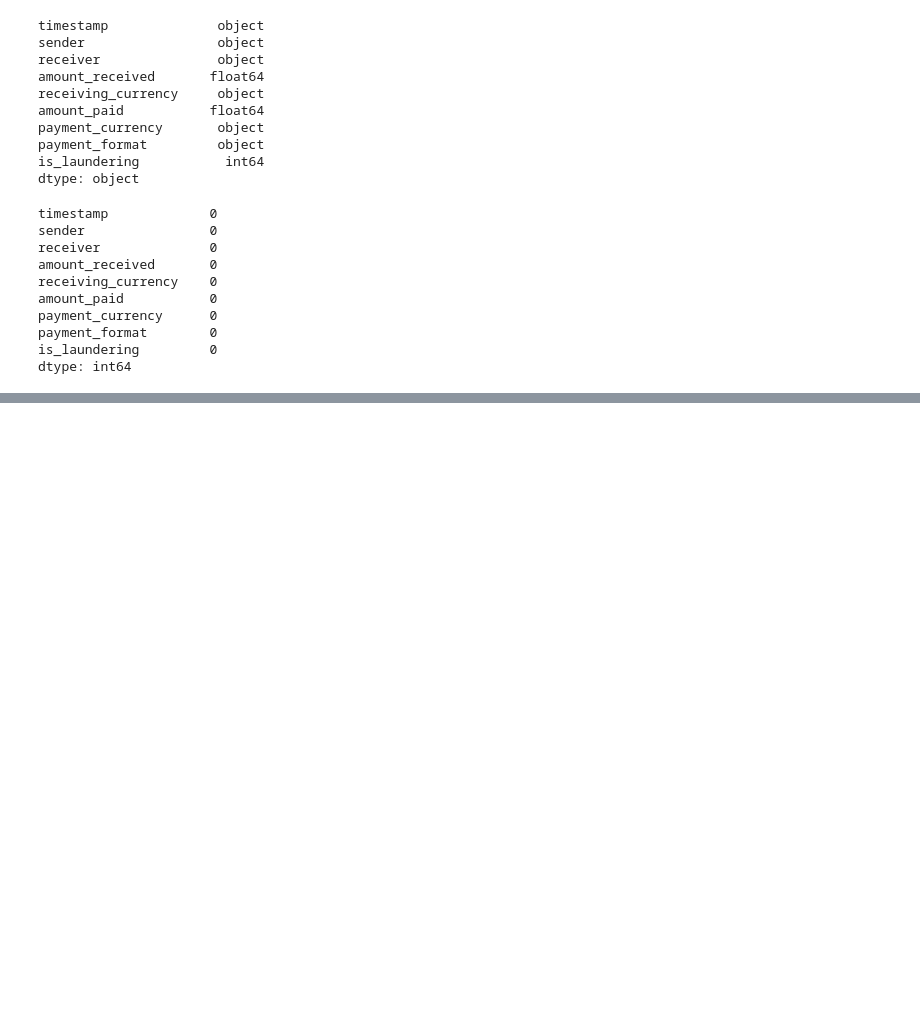
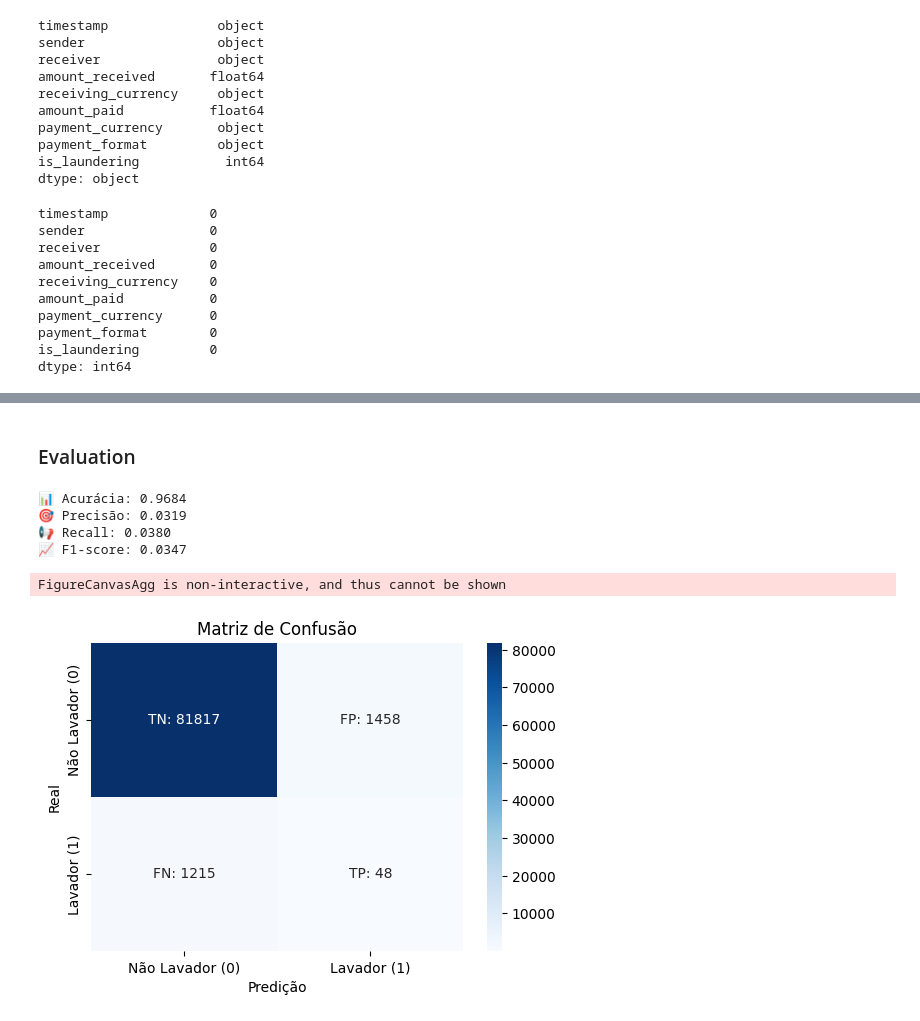
Before and after one commit to fernandocfbf/anti-money-laundering-analysis, a Jupyter notebook: machine_learning_model.ipynb, the cells around one changed output, grey strips where cells are left out. Drawn from its saved outputs; the diff is of its cells as text; code cells hidden in the pictures; blank space fills up the shorter version.

Commit message:
feat: adding full machine learning model train notebook

```diff
--- a/machine_learning_model.ipynb
+++ b/machine_learning_model.ipynb
@@ -37,0 +241,2 @@ dtype: int64
+# %%
+graph_data = Data(x=node_features, edge_index=edge_index, edge_attr=edge_attr, y=node_labels)
@@ -37,0 +279,7 @@ dtype: int64
+# %%
+device = torch.device('cuda' if torch.cuda.is_available() else 'cpu')
+model = GATModel(in_feats=graph_data.x.shape[1], hidden_dim=16, out_feats=2).to(device)
+# %%
+optimizer = torch.optim.Adam(model.parameters(), lr=0.005, weight_decay=5e-4)
+criterion = torch.nn.CrossEntropyLoss()
+graph_data = graph_data.to(device)
@@ -37,0 +311,34 @@ dtype: int64
+# %% [markdown]
+### Evaluation
+# %%
+model.eval()
+with torch.no_grad():
+    logits = model(graph_data.x, graph_data.edge_index, graph_data.edge_attr)
+    predictions = logits.argmax(dim=1).cpu().numpy()
+    true_labels = graph_data.y.cpu().numpy()
+
+test_preds = predictions[graph_data.test_mask.cpu().numpy()]
+test_labels = true_labels[graph_data.test_mask.cpu().numpy()]
+
+accuracy = accuracy_score(test_labels, test_preds)
+precision = precision_score(test_labels, test_preds)
+recall = recall_score(test_labels, test_preds)
+f1 = f1_score(test_labels, test_preds)
+conf_matrix = confusion_matrix(test_labels, test_preds)
+
+labels = ["Não Lavador (0)", "Lavador (1)"]
+conf_matrix_display = np.array([
+    [f"TN: {conf_matrix[0,0]}", f"FP: {conf_matrix[0,1]}"],
+    [f"FN: {conf_matrix[1,0]}", f"TP: {conf_matrix[1,1]}"]
+])
+
+print(f"📊 Acurácia: {accuracy:.4f}")
+print(f"🎯 Precisão: {precision:.4f}")
+print(f"📢 Recall: {recall:.4f}")
+print(f"📈 F1-score: {f1:.4f}")
+# %% [output]
+📊 Acurácia: 0.9684
+🎯 Precisão: 0.0319
+📢 Recall: 0.0380
+📈 F1-score: 0.0347
+FigureCanvasAgg is non-interactive, and thus cannot be shown
@@ -37,0 +347,9 @@ dtype: int64
+# %%
+plt.figure(figsize=(6, 4))
+sns.heatmap(conf_matrix, annot=conf_matrix_display, fmt="", cmap="Blues", xticklabels=labels, yticklabels=labels)
+plt.xlabel("Predição")
+plt.ylabel("Real")
+plt.title("Matriz de Confusão")
+plt.show()
+# %% [output]
+[figure, added]
```
Also changed, not shown: parts of 51 cells of this notebook, 6 other files.
